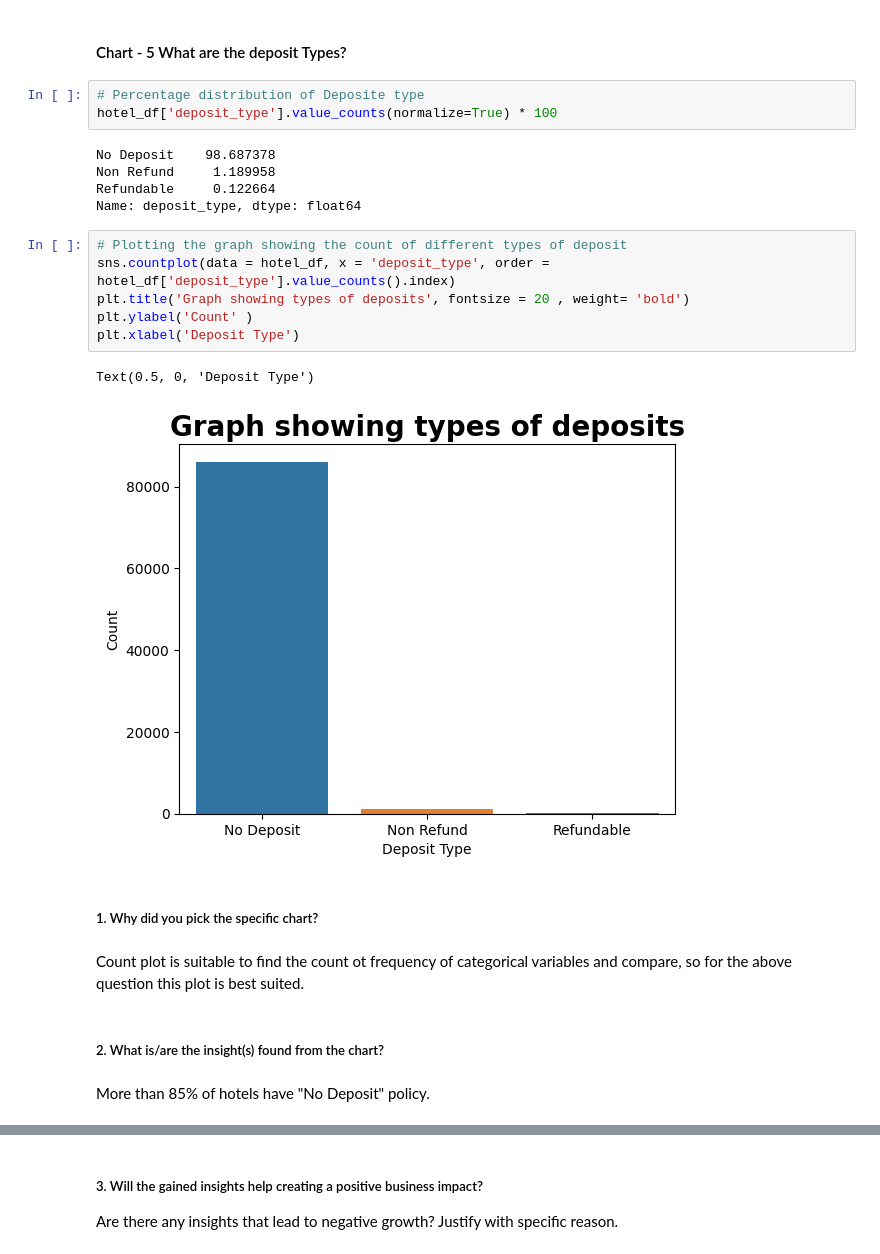
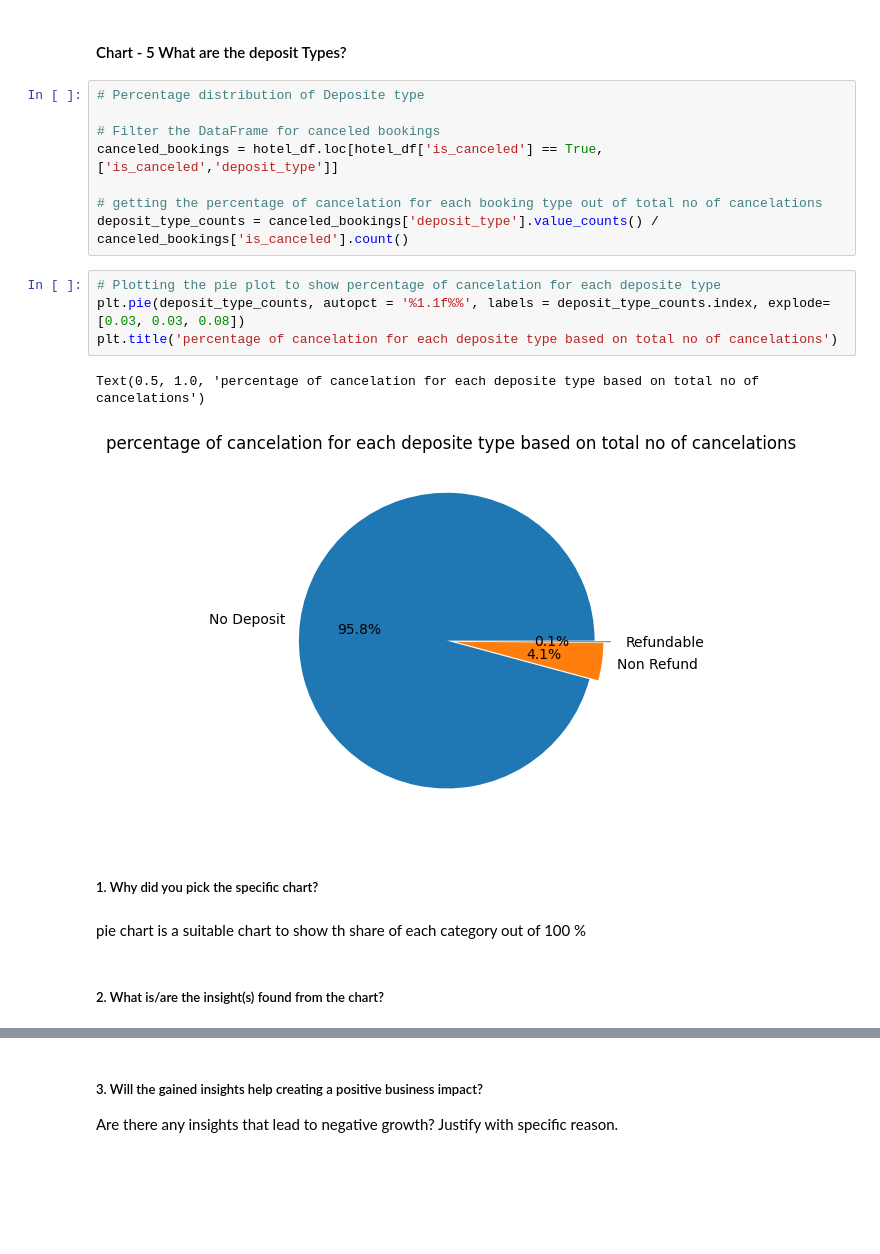
Before and after one commit to krish-kanji/hotel-booking-analysis, a Jupyter notebook: Copy_of_hotel_booking_analysis.ipynb, the cells around one changed output, grey strips where cells are left out. Drawn from its saved outputs; the diff is of its cells as text; blank space fills up the shorter version.

```diff
--- a/Copy_of_hotel_booking_analysis.ipynb
+++ b/Copy_of_hotel_booking_analysis.ipynb
@@ -489,28 +502,24 @@ Are there any insights that lead to negative growth? Justify with specific reaso
 There is no negative growth, since most of the guests are from Portugal, the hotel management staff can add more Portuguese cuisine so that they can order more food, this will increase the revenue.
 # %% [markdown]
 #### Chart - 5  What are the deposit Types?
-# %%
-# Percentage distribution of Deposite type
-hotel_df['deposit_type'].value_counts(normalize=True) * 100
-# %% [output]
-No Deposit    98.687378
-Non Refund     1.189958
-Refundable     0.122664
-Name: deposit_type, dtype: float64
-# %%
-# Plotting the graph showing the count of different types of deposit
-sns.countplot(data = hotel_df, x = 'deposit_type', order = hotel_df['deposit_type'].value_counts().index)
-plt.title('Graph showing types of deposits', fontsize = 20 , weight= 'bold')
-plt.ylabel('Count' )
-plt.xlabel('Deposit Type')
-# %% [output]
-Text(0.5, 0, 'Deposit Type')
-[figure, removed]
+# %%
+# Percentage distribution of Deposite type
+
+# Filter the DataFrame for canceled bookings
+canceled_bookings = hotel_df.loc[hotel_df['is_canceled'] == True, ['is_canceled','deposit_type']]
+
+# getting the percentage of cancelation for each booking type out of total no of cancelations
+deposit_type_counts = canceled_bookings['deposit_type'].value_counts() / canceled_bookings['is_canceled'].count()
+# %%
+# Plotting the pie plot to show percentage of cancelation for each deposite type
+plt.pie(deposit_type_counts, autopct = '%1.1f%%', labels = deposit_type_counts.index, explode=[0.03, 0.03, 0.08])
+plt.title('percentage of cancelation for each deposite type based on total no of cancelations')
+# %% [output]
+Text(0.5, 1.0, 'percentage of cancelation for each deposite type based on total no of cancelations')
+[figure, added]
 # %% [markdown]
 ##### 1. Why did you pick the specific chart?
-# %% [markdown]
-Count plot is suitable to find the count ot frequency of categorical variables and compare, so for the above question this plot is best suited.
+# %% [markdown]
+pie chart is a suitable chart to show th share of each category out of 100 %
 # %% [markdown]
 ##### 2. What is/are the insight(s) found from the chart?
-# %% [markdown]
-More than 85% of hotels have "No Deposit" policy.
```
Also changed, not shown: parts of 33 cells of this notebook.
